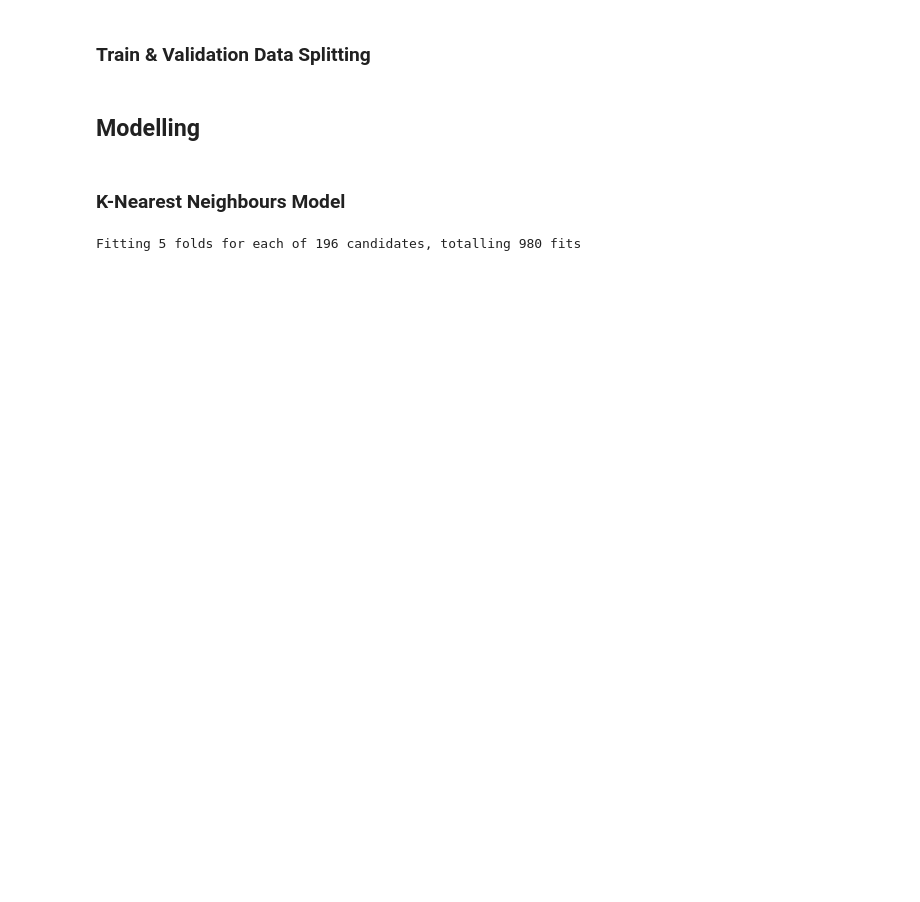
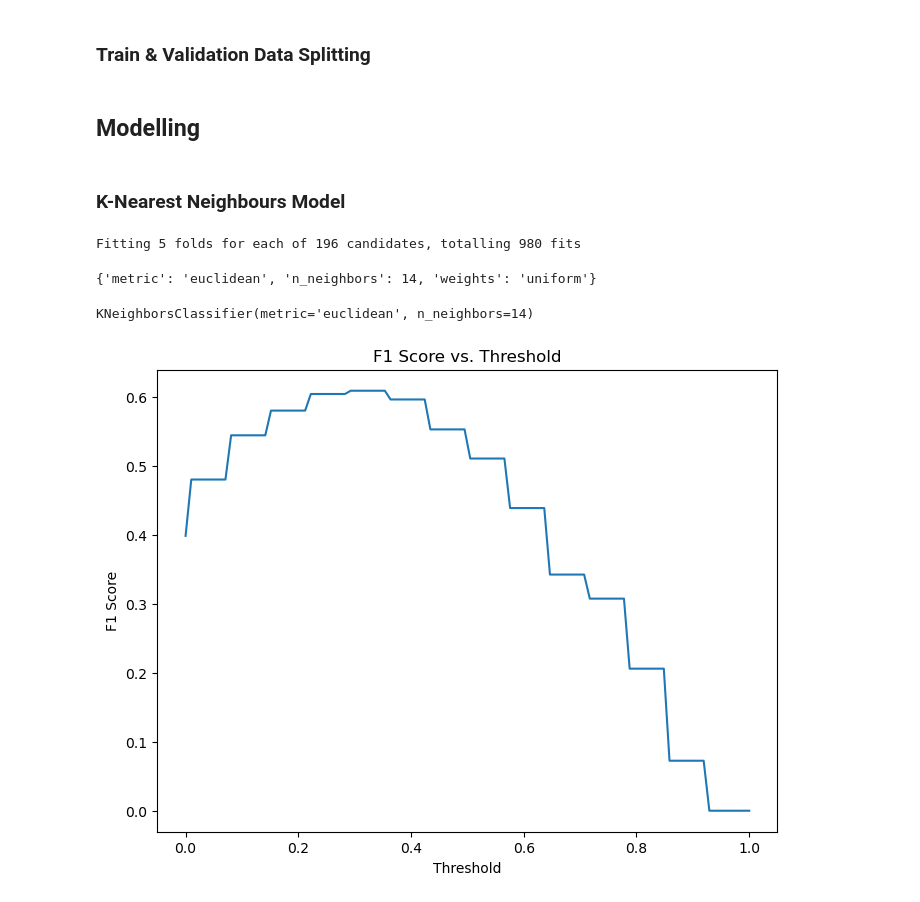
Before and after one commit to rara-ch/StarbucksPromotionalOffers_DataAnalysis, a Jupyter notebook: PythonNotebooks/OfferCompletion_ClassificationModelling.ipynb, the cells around one changed output. Cells and saved outputs as stored; diff of their text form; code cells hidden in the pictures; blank space fills up the shorter version.

Commit message:
Tune threshold for KNN and fit Logistic Regression model

```diff
--- a/PythonNotebooks/OfferCompletion_ClassificationModelling.ipynb
+++ b/PythonNotebooks/OfferCompletion_ClassificationModelling.ipynb
@@ -229,9 +230,9 @@ X = X_temp[[
         'became_member_on_year',
         'age',
         'income',
-        #'gender_M',
-        #'gender_Missing',
-        #'gender_O',
+        'gender_M',
+        'gender_Missing',
+        'gender_O',
         'num_received'
 ]]
 
@@ -322,3 +323,4 @@ grid.fit(X_train_std, y_train)
 grid.best_params_
 # %% [output]
 Fitting 5 folds for each of 196 candidates, totalling 980 fits
+{'metric': 'euclidean', 'n_neighbors': 14, 'weights': 'uniform'}
@@ -329,0 +327,19 @@ scoring(knn, X_train_std, y_train)
+# %%
+knn = KNeighborsClassifier(**grid.best_params_)
+knn.fit(X_train_std, y_train)
+# %% [output]
+KNeighborsClassifier(metric='euclidean', n_neighbors=14)
+# %%
+thresholds = np.linspace(0, 1, 100)
+f1_scores = []
+for threshold in thresholds:
+    f1_scores.append(f1_score(y_train, knn.predict_proba(X_train_std)[:, 0] < threshold, pos_label=0))
+
+plt.figure(figsize=(8, 6))
+plt.plot(thresholds, f1_scores)
+plt.xlabel('Threshold')
+plt.ylabel('F1 Score')
+plt.title('F1 Score vs. Threshold')
+plt.show()
+# %% [output]
+[figure, added]
```
Also changed, not shown: parts of 8 cells of this notebook.
